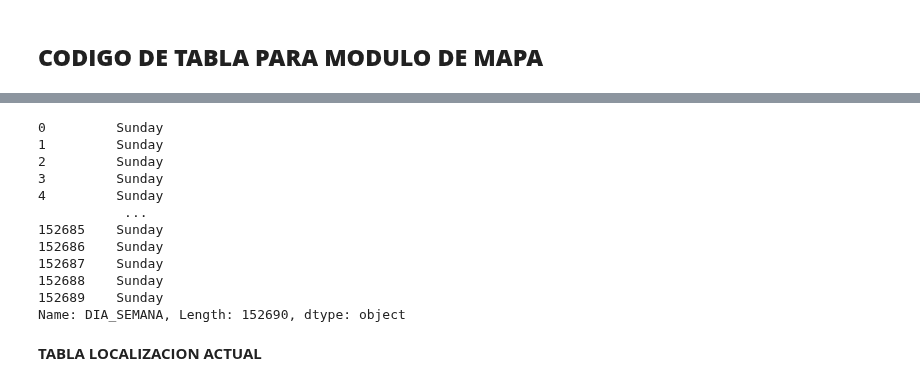
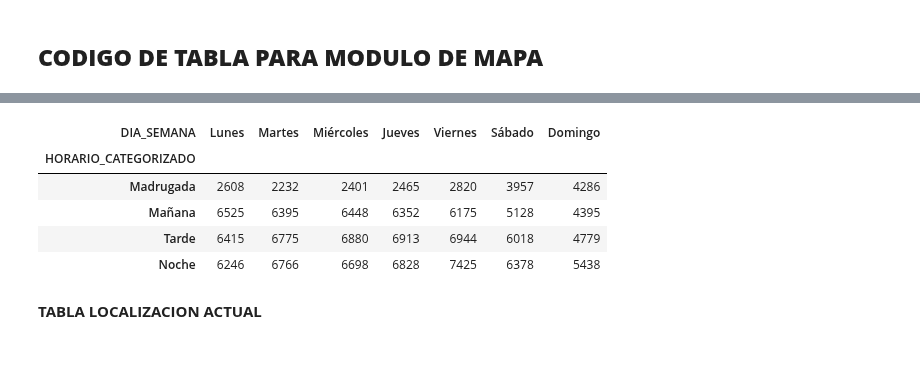
Before and after one commit to NicolasCH24/CrimeApp, a Jupyter notebook: Notebooks/AppCrime/Mapa/pruebas_modulo_map.ipynb, the cells around one changed output, grey strips where cells are left out. Cells and saved outputs as stored; diff of their text form; code cells hidden in the pictures; blank space fills up the shorter version.

```diff
--- a/Notebooks/AppCrime/Mapa/pruebas_modulo_map.ipynb
+++ b/Notebooks/AppCrime/Mapa/pruebas_modulo_map.ipynb
@@ -145,18 +141,12 @@ pivot_df
-# %%
-df['DIA_SEMANA']
-# %% [output]
-0         Sunday
-1         Sunday
-2         Sunday
-3         Sunday
-4         Sunday
-           ...
-152685    Sunday
-152686    Sunday
-152687    Sunday
-152688    Sunday
-152689    Sunday
-Name: DIA_SEMANA, Length: 152690, dtype: object
+# %%
+pivot_df.style.background_gradient(cmap="YlOrBr")
+# %% [output]
+| DIA_SEMANA | Lunes | Martes | Miércoles | Jueves | Viernes | Sábado | Domingo |
+| HORARIO_CATEGORIZADO |  |  |  |  |  |  |  |
+| Madrugada | 2608 | 2232 | 2401 | 2465 | 2820 | 3957 | 4286 |
+| Mañana | 6525 | 6395 | 6448 | 6352 | 6175 | 5128 | 4395 |
+| Tarde | 6415 | 6775 | 6880 | 6913 | 6944 | 6018 | 4779 |
+| Noche | 6246 | 6766 | 6698 | 6828 | 7425 | 6378 | 5438 |
 # %% [markdown]
 **TABLA LOCALIZACION ACTUAL**
 # %%
```
Also changed, not shown: parts of 6 cells of this notebook.
